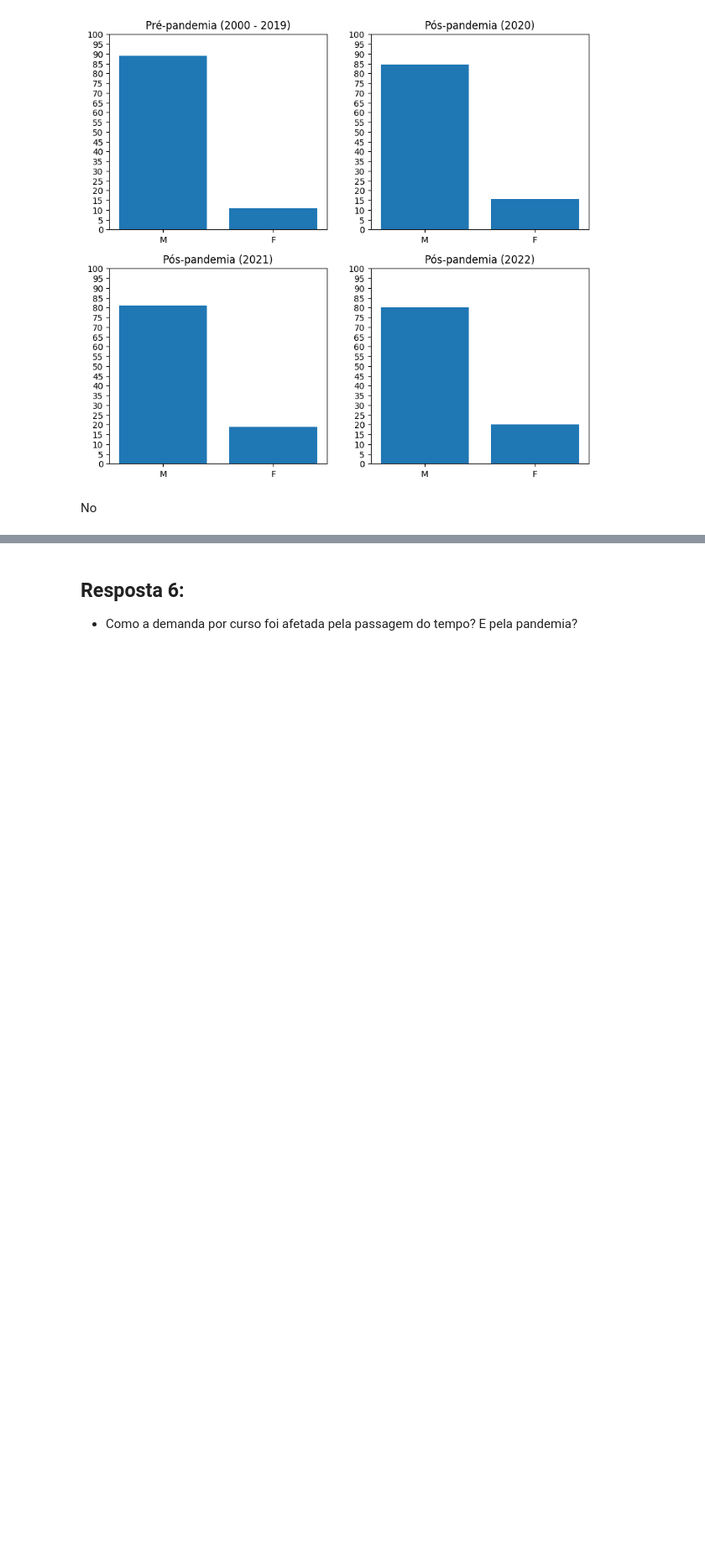
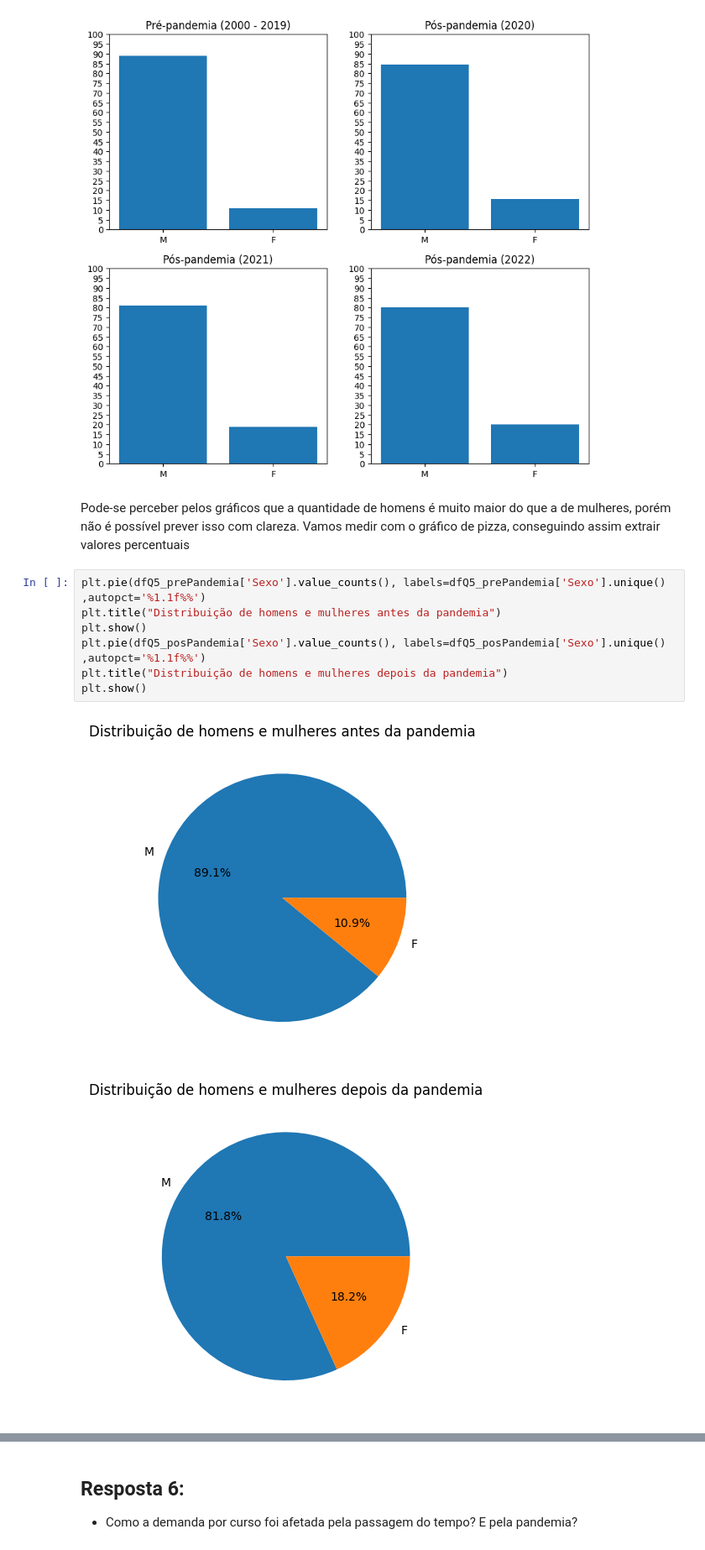
Before and after one commit to Duds04/Projeto_Dados, a Jupyter notebook: src/RespostasParte1.ipynb, the cells around one changed output, grey strips where cells are left out. Shown at 84% size. Saved outputs shown, nothing was run; the diff lists cells and outputs as text; blank space fills up the shorter version.

```diff
--- a/src/RespostasParte1.ipynb
+++ b/src/RespostasParte1.ipynb
@@ -419,5 +419,15 @@ plt.show()
 0    M   89.076246
 1    F   10.923754
 [figure]
-# %% [markdown]
-No
+# %% [markdown]
+Pode-se perceber pelos gráficos que a quantidade de homens é muito maior do que a de mulheres, porém não é possível prever isso com clareza. Vamos medir com o gráfico de pizza, conseguindo assim extrair valores percentuais
+# %%
+plt.pie(dfQ5_prePandemia['Sexo'].value_counts(), labels=dfQ5_prePandemia['Sexo'].unique() ,autopct='%1.1f%%')
+plt.title("Distribuição de homens e mulheres antes da pandemia")
+plt.show()
+plt.pie(dfQ5_posPandemia['Sexo'].value_counts(), labels=dfQ5_posPandemia['Sexo'].unique() ,autopct='%1.1f%%')
+plt.title("Distribuição de homens e mulheres depois da pandemia")
+plt.show()
+# %% [output]
+[figure, added]
+[figure, added]
```
Also changed, not shown: parts of 6 cells of this notebook.
